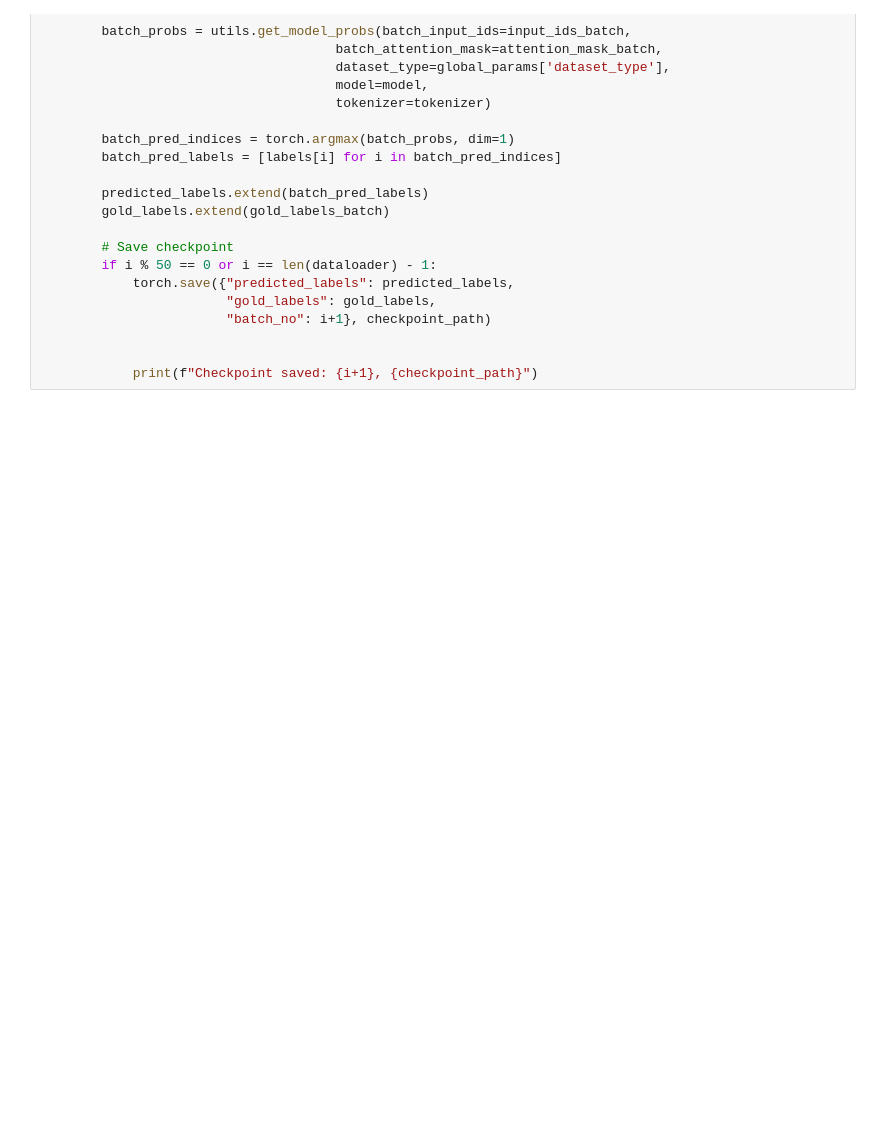
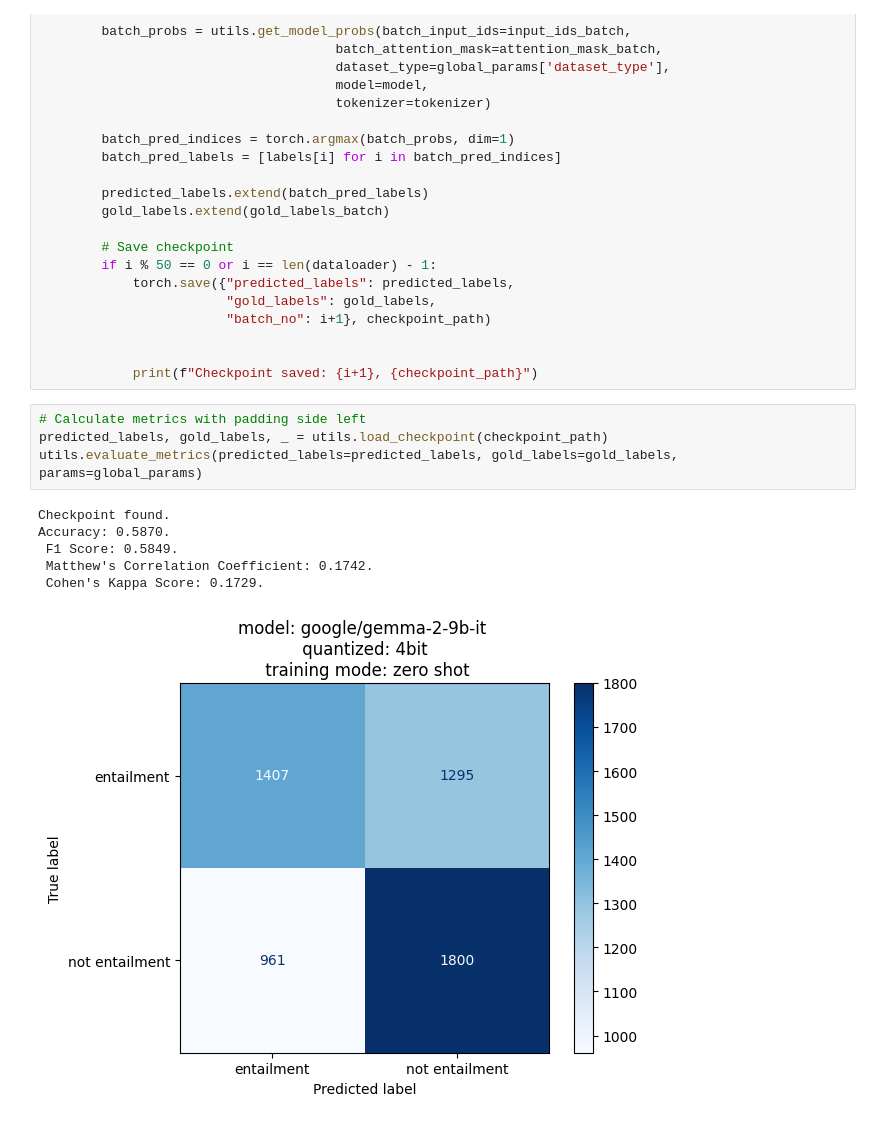
Before and after one commit to GeorgeDikaios/NLI-LLM-Study, a Jupyter notebook: Notebooks/QNLI_Notebooks/QNLI_gemma_2_9b_it/Zero-Shot/QNLI_gemma_2_9b_it_4bit_zero_shot.ipynb, the cells around one changed output. Saved outputs shown, nothing was run; the diff lists cells and outputs as text; blank space fills up the shorter version.

```diff
--- a/Notebooks/QNLI_Notebooks/QNLI_gemma_2_9b_it/Zero-Shot/QNLI_gemma_2_9b_it_4bit_zero_shot.ipynb
+++ b/Notebooks/QNLI_Notebooks/QNLI_gemma_2_9b_it/Zero-Shot/QNLI_gemma_2_9b_it_4bit_zero_shot.ipynb
@@ -161,4 +162,15 @@ with torch.no_grad():
 
 
             print(f"Checkpoint saved: {i+1}, {checkpoint_path}")
+# %%
+# Calculate metrics with padding side left
+predicted_labels, gold_labels, _ = utils.load_checkpoint(checkpoint_path)
+utils.evaluate_metrics(predicted_labels=predicted_labels, gold_labels=gold_labels, params=global_params)
+# %% [output]
+Checkpoint found.
+Accuracy: 0.5870.
+ F1 Score: 0.5849.
+ Matthew's Correlation Coefficient: 0.1742.
+ Cohen's Kappa Score: 0.1729.
+[figure, added]
 # %%
```
Also changed, not shown: parts of 3 cells of this notebook, 19 other files.
